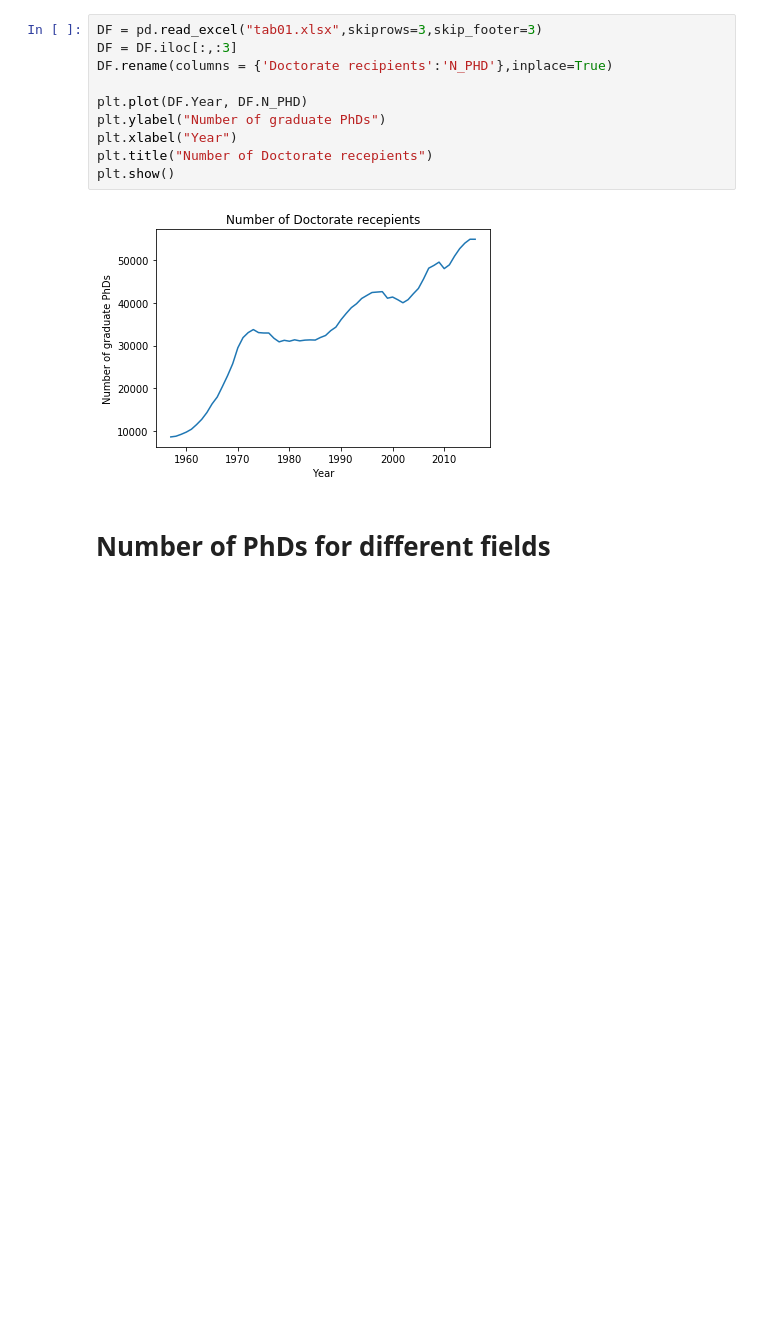
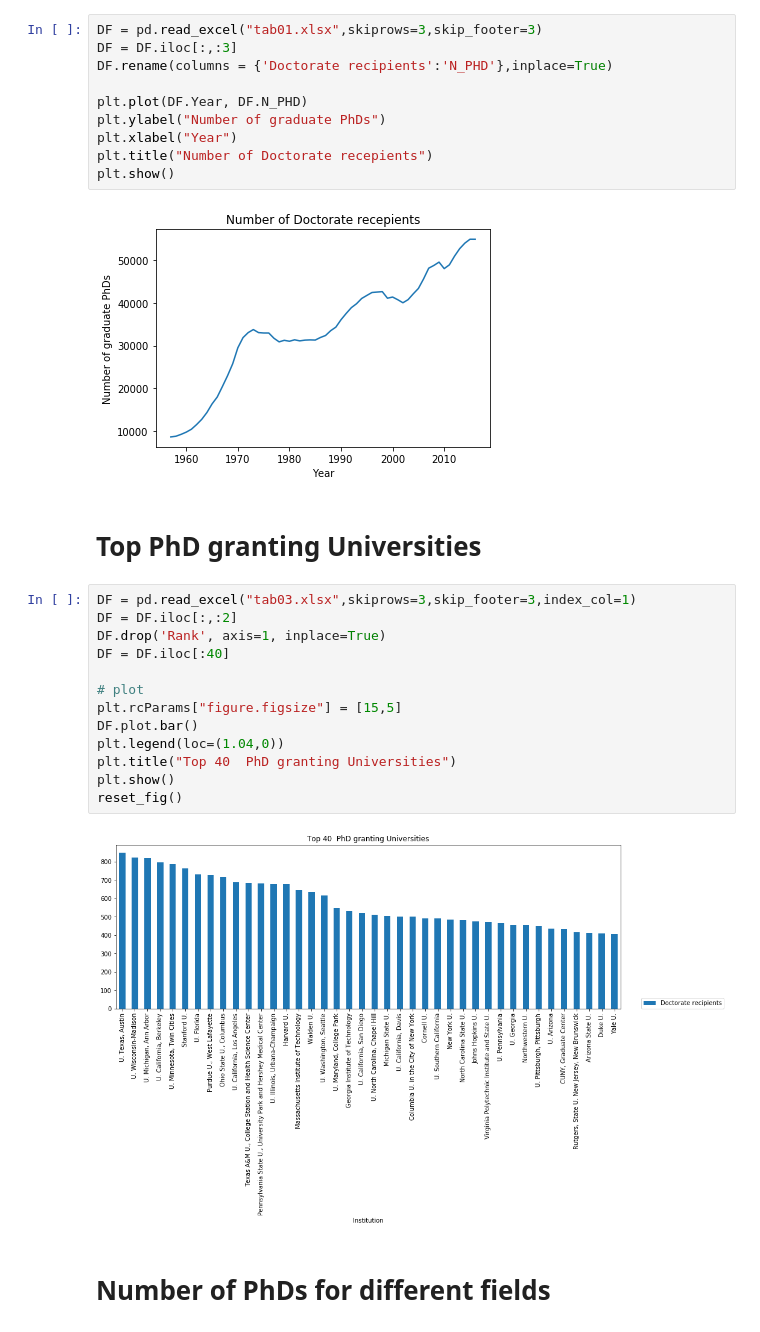
Before and after one commit to zengliX/Notebooks, a Jupyter notebook: Earned_phd_data.ipynb, the cells around one changed output. Drawn from its saved outputs; the diff is of its cells as text; blank space fills up the shorter version.

```diff
--- a/Earned_phd_data.ipynb
+++ b/Earned_phd_data.ipynb
@@ -62,6 +62,23 @@ plt.title("Number of Doctorate recepients")
 plt.show()
 # %% [output]
 [figure]
+# %% [markdown]
+# Top PhD granting Universities
+# %%
+DF = pd.read_excel("tab03.xlsx",skiprows=3,skip_footer=3,index_col=1)
+DF = DF.iloc[:,:2]
+DF.drop('Rank', axis=1, inplace=True)
+DF = DF.iloc[:40]
+
+# plot
+plt.rcParams["figure.figsize"] = [15,5]
+DF.plot.bar()
+plt.legend(loc=(1.04,0))
+plt.title("Top 40  PhD granting Universities")
+plt.show()
+reset_fig()
+# %% [output]
+[figure, added]
 # %% [markdown]
 # Number of PhDs for different fields
 # %%
```
